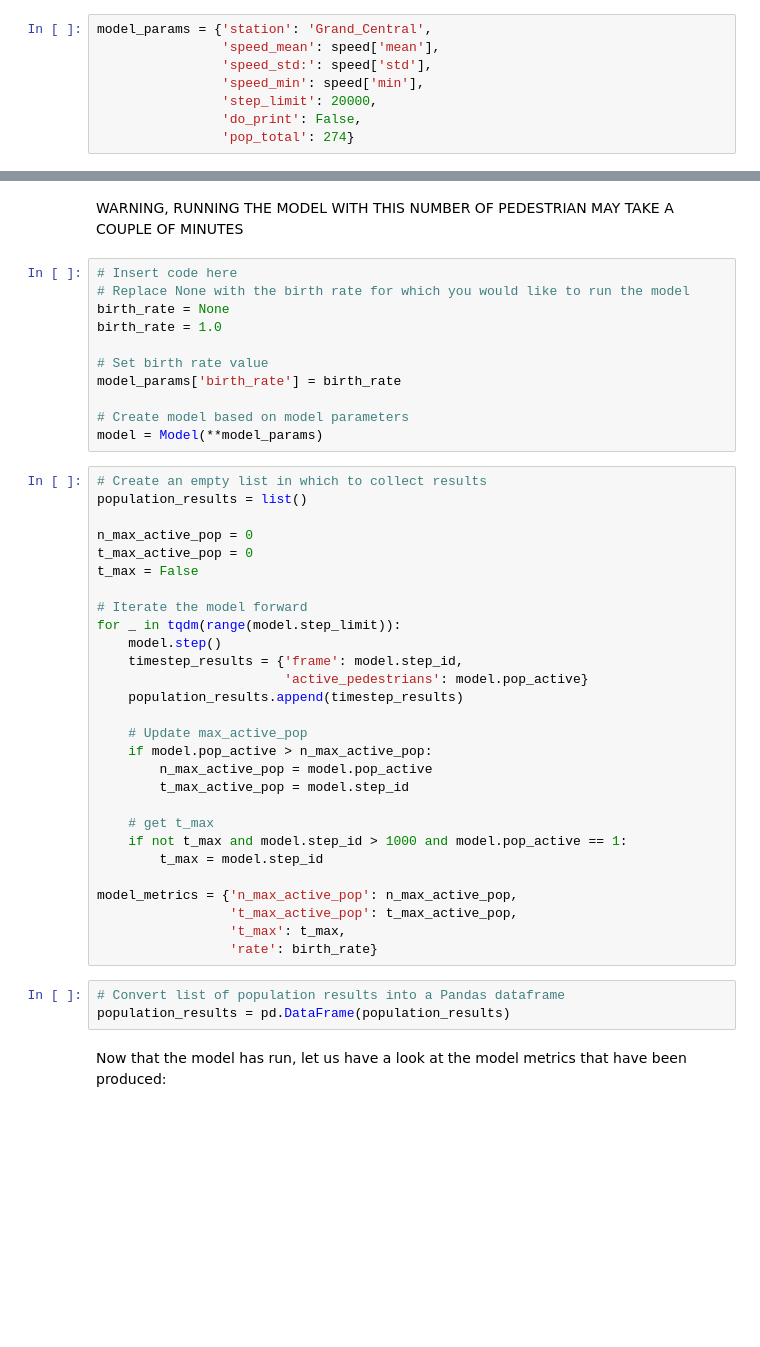
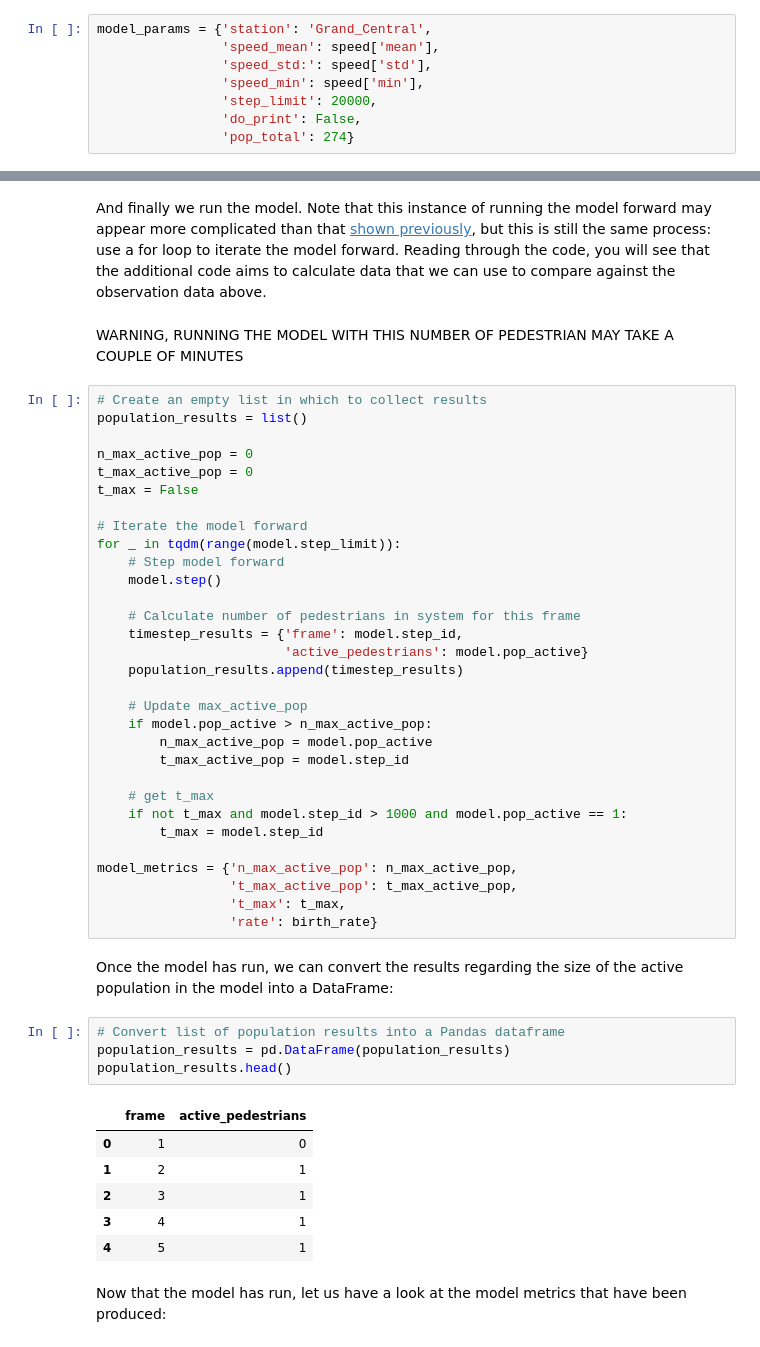
Before and after one commit to ksuchak1990/sense_practical, a Jupyter notebook: notebooks/3_birth_rate_calibration.ipynb, the cells around one changed output, grey strips where cells are left out. Drawn from its saved outputs; the diff is of its cells as text; blank space fills up the shorter version.

```diff
--- a/notebooks/3_birth_rate_calibration.ipynb
+++ b/notebooks/3_birth_rate_calibration.ipynb
@@ -162,16 +259,9 @@ The parameter that we want to find the value for in this notebook is `birth_rate
+# %% [markdown]
+And finally we run the model.
+Note that this instance of running the model forward may appear more complicated than that [shown previously](./1_running_models.ipynb), but this is still the same process: use a for loop to iterate the model forward.
+Reading through the code, you will see that the additional code aims to calculate data that we can use to compare against the observation data above.
 # %% [markdown]
 WARNING, RUNNING THE MODEL WITH THIS NUMBER OF PEDESTRIAN MAY TAKE A COUPLE OF MINUTES
-# %%
-# Insert code here
-# Replace None with the birth rate for which you would like to run the model
-birth_rate = None
-birth_rate = 1.0
-
-# Set birth rate value
-model_params['birth_rate'] = birth_rate
-
-# Create model based on model parameters
-model = Model(**model_params)
 # %%
 # Create an empty list in which to collect results
 population_results = list()
@@ -182,7 +272,10 @@ t_max = False
 
 # Iterate the model forward
 for _ in tqdm(range(model.step_limit)):
+    # Step model forward
     model.step()
+
+    # Calculate number of pedestrians in system for this frame
     timestep_results = {'frame': model.step_id,
                         'active_pedestrians': model.pop_active}
     population_results.append(timestep_results)
@@ -200,9 +293,19 @@ model_metrics = {'n_max_active_pop': n_max_active_pop,
                  't_max_active_pop': t_max_active_pop,
                  't_max': t_max,
                  'rate': birth_rate}
+# %% [markdown]
+Once the model has run, we can convert the results regarding the size of the active population in the model into a DataFrame:
 # %%
 # Convert list of population results into a Pandas dataframe
 population_results = pd.DataFrame(population_results)
+population_results.head()
+# %% [output]
+|  | frame | active_pedestrians |
+| 0 | 1 | 0 |
+| 1 | 2 | 1 |
+| 2 | 3 | 1 |
+| 3 | 4 | 1 |
+| 4 | 5 | 1 |
 # %% [markdown]
 Now that the model has run, let us have a look at the model metrics that have been produced:
 # %%
```
Also changed, not shown: parts of 25 cells of this notebook.
